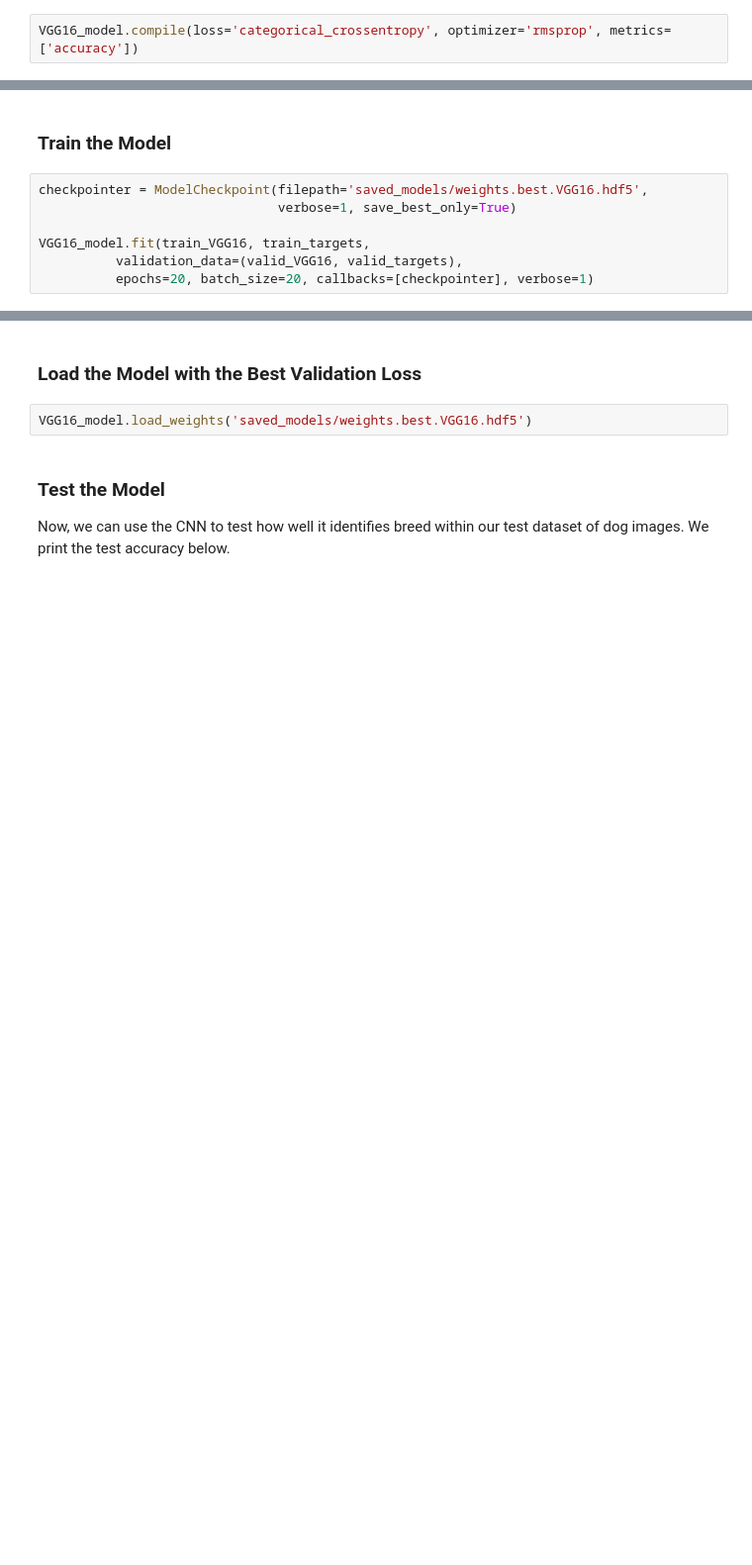
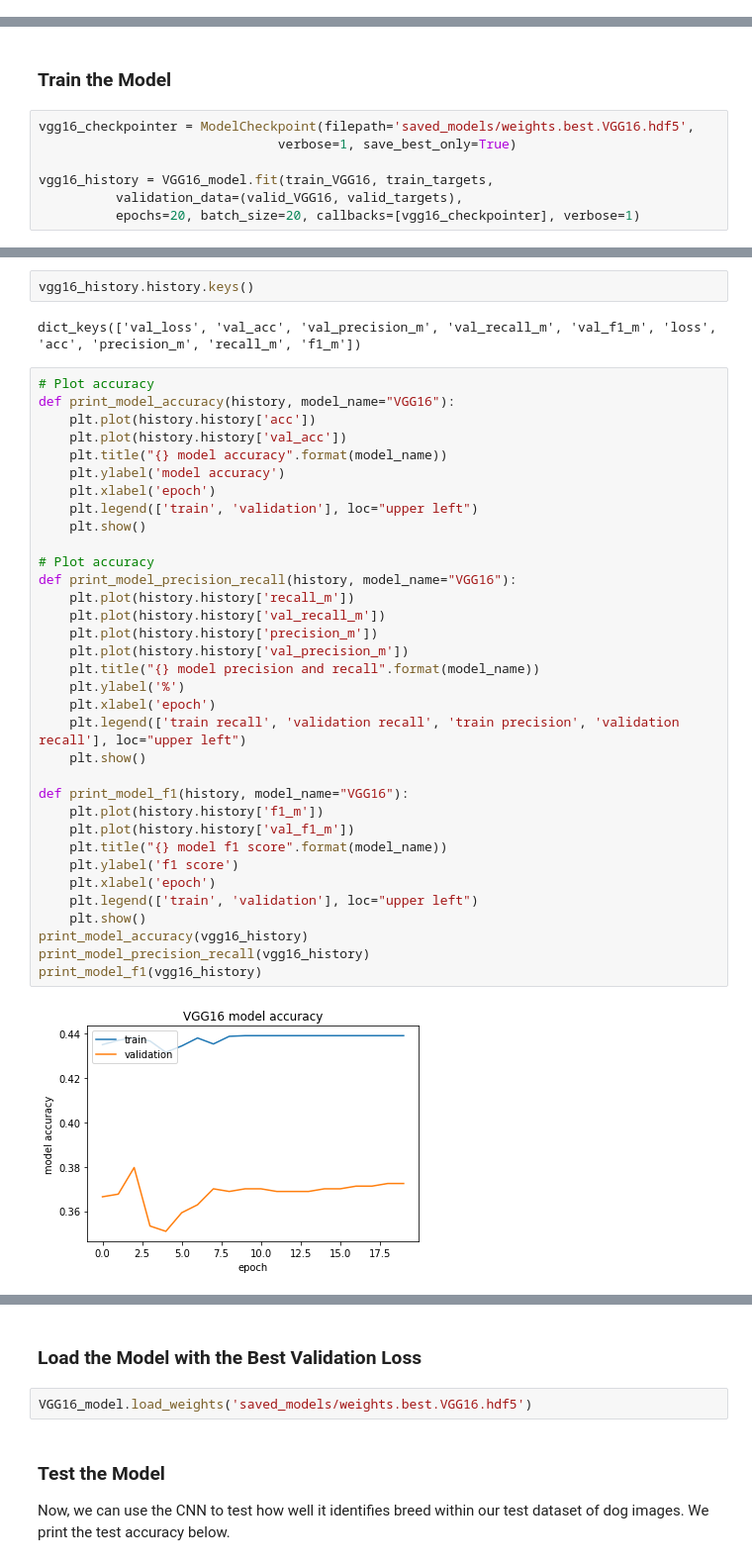
Before and after one commit to nevin-watkins/dog_breed_app, a Jupyter notebook: dog_app.ipynb, the cells around one changed output, grey strips where cells are left out. Shown at 99% size. Saved outputs shown, nothing was run; the diff lists cells and outputs as text; blank space fills up the shorter version.

Commit message:
added in improved model with 83% accuracy, made updates to jupyter notebook including graphs

```diff
--- a/dog_app.ipynb
+++ b/dog_app.ipynb
@@ -553,4 +537,2 @@ VGG16_model.summary()
 # %% [markdown]
 ### Compile the Model
-# %%
-VGG16_model.compile(loss='categorical_crossentropy', optimizer='rmsprop', metrics=['accuracy'])
@@ -557,9 +559,9 @@ VGG16_model.compile(loss='categorical_crossentropy', optimizer='rmsprop', metric
 # %% [markdown]
 ### Train the Model
 # %%
-checkpointer = ModelCheckpoint(filepath='saved_models/weights.best.VGG16.hdf5',
+vgg16_checkpointer = ModelCheckpoint(filepath='saved_models/weights.best.VGG16.hdf5',
                                verbose=1, save_best_only=True)
 
-VGG16_model.fit(train_VGG16, train_targets,
+vgg16_history = VGG16_model.fit(train_VGG16, train_targets,
           validation_data=(valid_VGG16, valid_targets),
-          epochs=20, batch_size=20, callbacks=[checkpointer], verbose=1)
+          epochs=20, batch_size=20, callbacks=[vgg16_checkpointer], verbose=1)
@@ -565,0 +586,40 @@ VGG16_model.fit(train_VGG16, train_targets,
+# %%
+vgg16_history.history.keys()
+# %% [output]
+dict_keys(['val_loss', 'val_acc', 'val_precision_m', 'val_recall_m', 'val_f1_m', 'loss', 'acc', 'precision_m', 'recall_m', 'f1_m'])
+# %%
+# Plot accuracy
+def print_model_accuracy(history, model_name="VGG16"):
+    plt.plot(history.history['acc'])
+    plt.plot(history.history['val_acc'])
+    plt.title("{} model accuracy".format(model_name))
+    plt.ylabel('model accuracy')
+    plt.xlabel('epoch')
+    plt.legend(['train', 'validation'], loc="upper left")
+    plt.show()
+
+# Plot accuracy
+def print_model_precision_recall(history, model_name="VGG16"):
+    plt.plot(history.history['recall_m'])
+    plt.plot(history.history['val_recall_m'])
+    plt.plot(history.history['precision_m'])
+    plt.plot(history.history['val_precision_m'])
+    plt.title("{} model precision and recall".format(model_name))
+    plt.ylabel('%')
+    plt.xlabel('epoch')
+    plt.legend(['train recall', 'validation recall', 'train precision', 'validation recall'], loc="upper left")
+    plt.show()
+
+def print_model_f1(history, model_name="VGG16"):
+    plt.plot(history.history['f1_m'])
+    plt.plot(history.history['val_f1_m'])
+    plt.title("{} model f1 score".format(model_name))
+    plt.ylabel('f1 score')
+    plt.xlabel('epoch')
+    plt.legend(['train', 'validation'], loc="upper left")
+    plt.show()
+print_model_accuracy(vgg16_history)
+print_model_precision_recall(vgg16_history)
+print_model_f1(vgg16_history)
+# %% [output]
+[figure, added]
```
Also changed, not shown: parts of 23 cells of this notebook, 6 other files.
